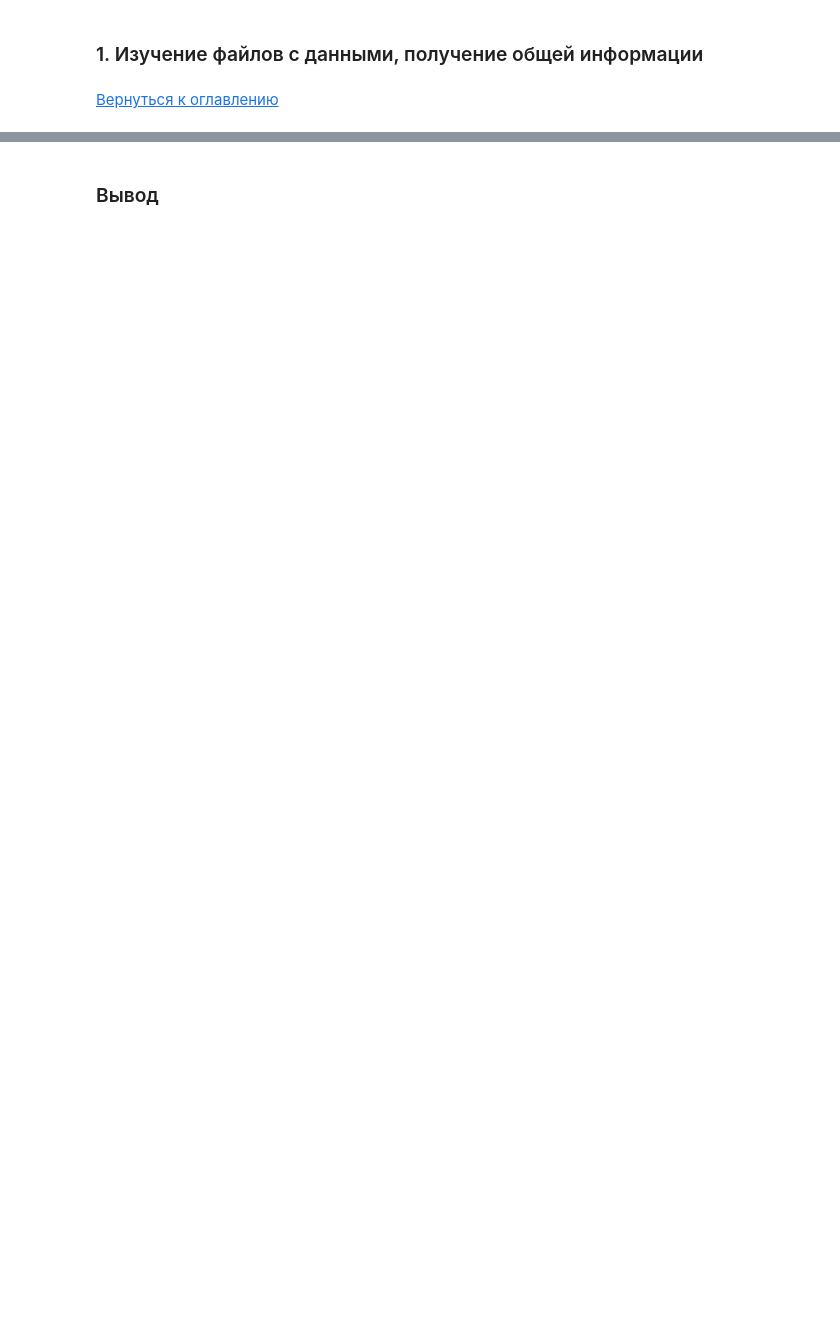
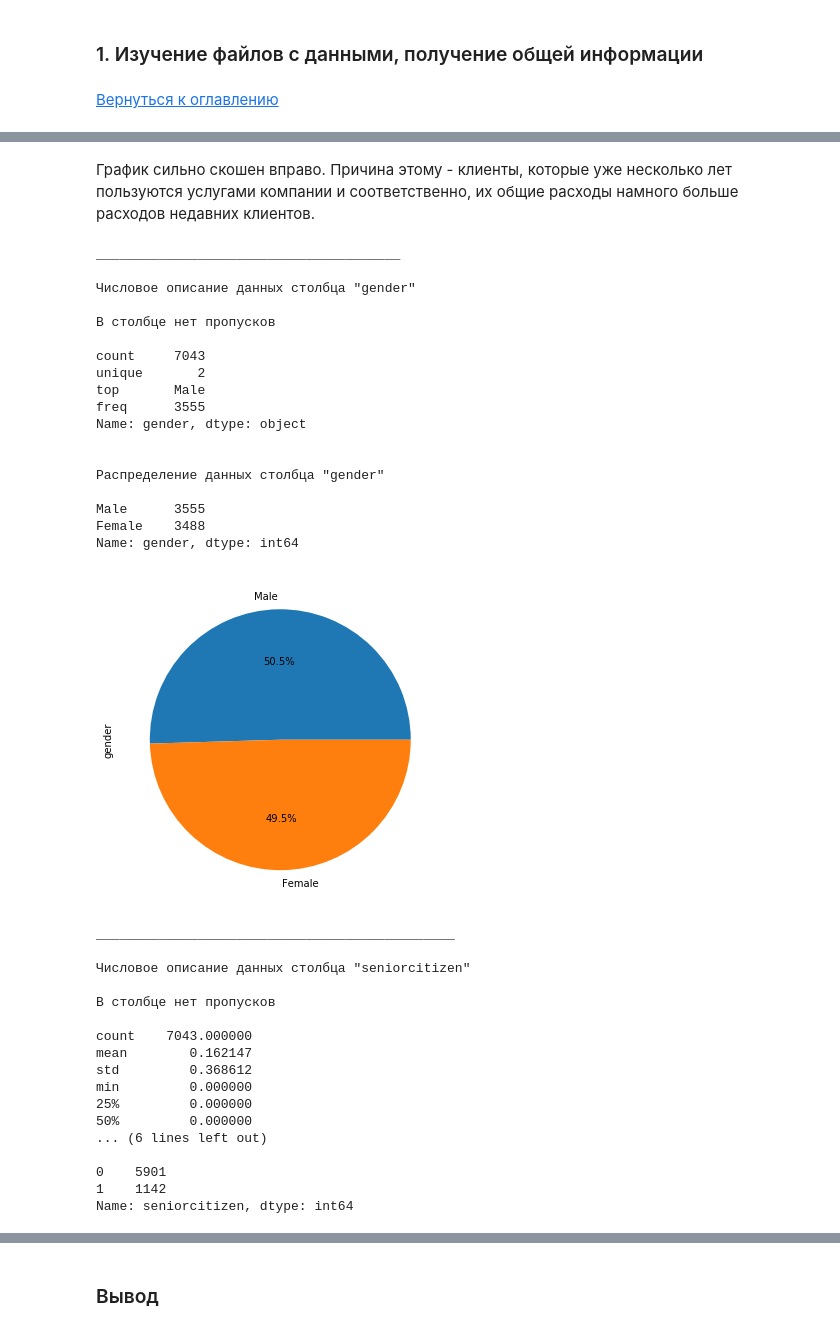
Before and after one commit to IlyaErmolaev1606/my_projects, a Jupyter notebook: customer_churn/customer_churn.ipynb, the cells around one changed output, grey strips where cells are left out. Cells and saved outputs as stored; diff of their text form; code cells hidden in the pictures; blank space fills up the shorter version.

```diff
--- a/customer_churn/customer_churn.ipynb
+++ b/customer_churn/customer_churn.ipynb
@@ -105,0 +100,3 @@ Tenure - это количество недвижимости у клиента.
+# %%
+# загрузим персональные данные клиентов
+personal = get_df('personal')
@@ -190,0 +416,42 @@ get_all_columns_info(left)
+# %% [markdown]
+График сильно скошен вправо. Причина этому - клиенты, которые уже несколько лет пользуются услугами компании и соответственно, их общие расходы намного больше расходов недавних клиентов.
+# %%
+# применим функцию get_all_columns_info к personal
+get_all_columns_info(personal)
+# %% [output]
+_______________________________________
+
+Числовое описание данных столбца "gender"
+
+В столбце нет пропусков
+
+count     7043
+unique       2
+top       Male
+freq      3555
+Name: gender, dtype: object
+
+
+Распределение данных столбца "gender"
+
+Male      3555
+Female    3488
+Name: gender, dtype: int64
+[figure, added]
+______________________________________________
+
+Числовое описание данных столбца "seniorcitizen"
+
+В столбце нет пропусков
+
+count    7043.000000
+mean        0.162147
+std         0.368612
+min         0.000000
+25%         0.000000
+50%         0.000000
+... (6 lines left out)
+
+0    5901
+1    1142
+Name: seniorcitizen, dtype: int64
```
Also changed, not shown: parts of 128 cells of this notebook.
